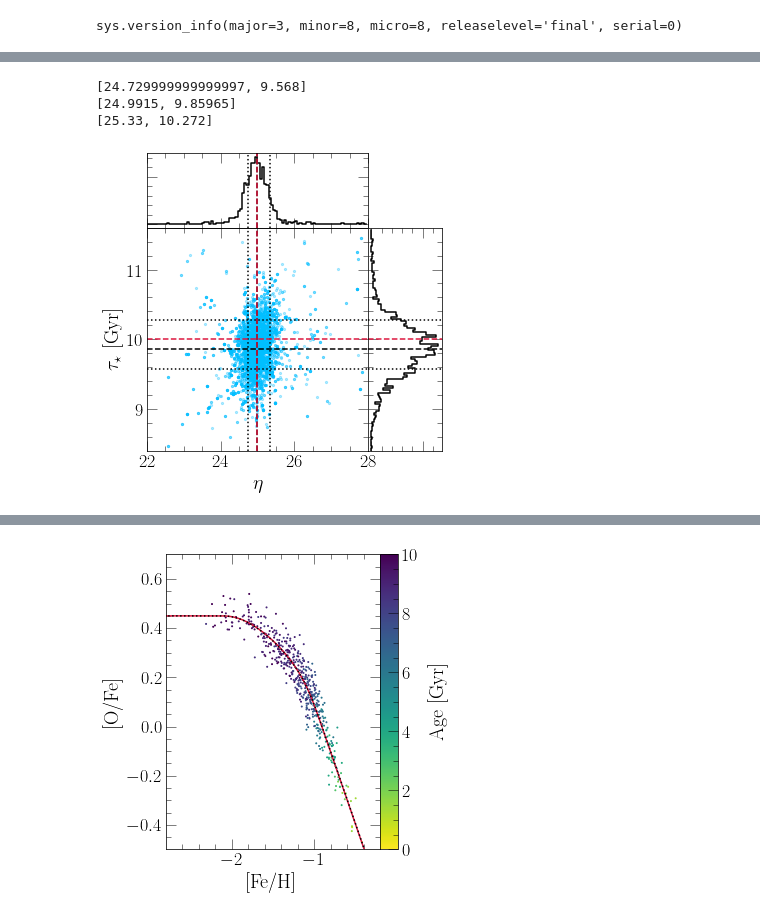
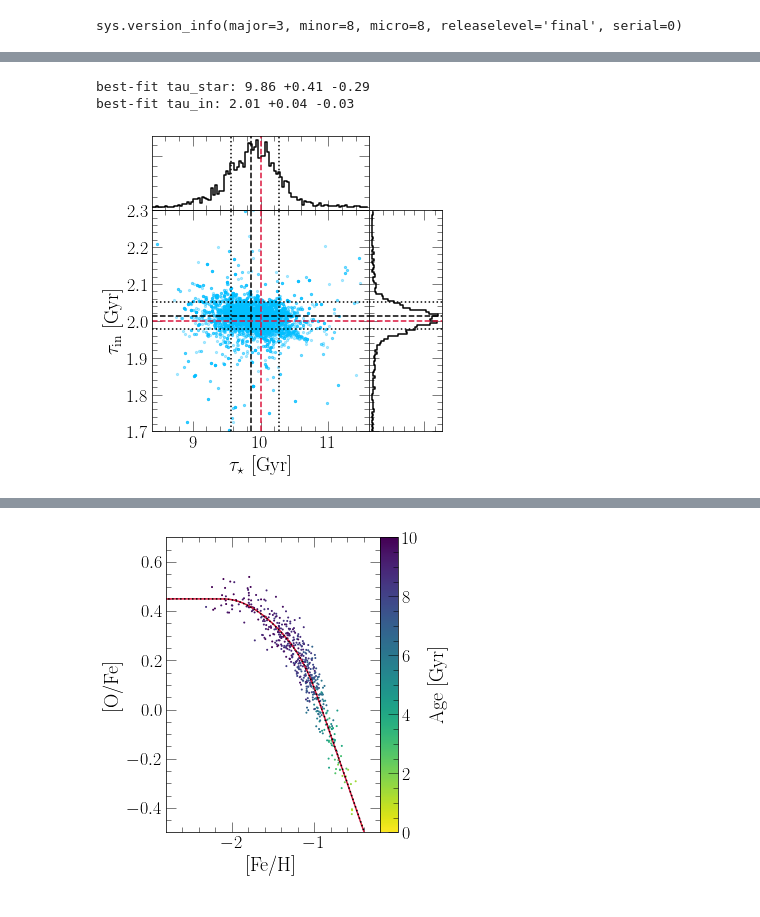
Before and after one commit to giganano/h3halo, a Jupyter notebook: notebooks/mock.ipynb, the cells around one changed output, grey strips where cells are left out. Drawn from its saved outputs; the diff is of its cells as text; code cells hidden in the pictures.

Commit message:
additional mock samples for initial tests

```diff
--- a/notebooks/mock.ipynb
+++ b/notebooks/mock.ipynb
@@ -75,6 +75,6 @@ plt.show()
 # %%
 # raw_chain = np.genfromtxt("../mockchain.out")
-raw_chain = np.genfromtxt("../mockchain_long.out")
+raw_chain = np.genfromtxt("../mockchain_5000.out")
 mcmc_chain = {}
 mcmc_chain["tau_in"] = [row[0] for row in raw_chain]
 mcmc_chain["tau_star"] = [row[1] for row in raw_chain]
@@ -94,12 +94,14 @@ top = fig.add_subplot(gs[0,0:3], sharex = ax)
 right = fig.add_subplot(gs[1:4,3], sharey = ax)
 
 save = True
-figname = "taustar_eta"
+figname = "tauin_taustar_5000"
 
-xkey = "eta"
-xlabel = r"$\eta$"
-ykey = "tau_star"
-ylabel = r"$\tau_\star$ [Gyr]"
+# xkey = "eta"
+# xlabel = r"$\eta$"
+xkey = "tau_star"
+xlabel = r"$\tau_\star$ [Gyr]"
+ykey = "tau_in"
+ylabel = r"$\tau_\text{in}$ [Gyr]"
 limits = {
     "eta": [22, 28],
     "tau_in": [1.7, 2.3],
@@ -155,9 +157,17 @@ for i in range(nbins):
     else:
         e[1] += yhist[i] * (ybins[i + 1] - ybins[i])
 
-print(sixteen)
-print([mcmc_chain[xkey][max_idx], mcmc_chain[ykey][max_idx]])
-print(eightyfour)
+# print(sixteen)
+# print([mcmc_chain[xkey][max_idx], mcmc_chain[ykey][max_idx]])
+# print(eightyfour)
+print("best-fit %s: %.2f +%.2f -%.2f" % (xkey,
+    mcmc_chain[xkey][max_idx],
+    eightyfour[0] - mcmc_chain[xkey][max_idx],
+    mcmc_chain[xkey][max_idx] - sixteen[0]))
+print("best-fit %s: %.2f +%.2f -%.2f" % (ykey,
+    mcmc_chain[ykey][max_idx],
+    eightyfour[1] - mcmc_chain[ykey][max_idx],
+    mcmc_chain[ykey][max_idx] - sixteen[1]))
 
 hist_kwargs = {
     "c": named_colors()["black"]
@@ -171,35 +181,34 @@ fit_kwargs = {
 }
 
 ax.plot(2 * [sixteen[0]], ax.get_ylim(), linestyle = ':', **fit_kwargs)
 ax.plot(2 * [mcmc_chain[xkey][max_idx]], ax.get_ylim(), linestyle = '--', **fit_kwargs)
 ax.plot(2 * [eightyfour[0]], ax.get_ylim(), linestyle = ':', **fit_kwargs)
 ax.plot(ax.get_xlim(), 2 * [sixteen[1]], linestyle = ':', **fit_kwargs)
 ax.plot(ax.get_xlim(), 2 * [mcmc_chain[ykey][max_idx]], linestyle = '--', **fit_kwargs)
 ax.plot(ax.get_xlim(), 2 * [eightyfour[1]], linestyle = ':', **fit_kwargs)
 ax.plot(2 * [true_values[xkey]], ax.get_ylim(), **true_value_kwargs)
 ax.plot(ax.get_xlim(), 2 * [true_values[ykey]], **true_value_kwargs)
 
 right_lim = right.get_xlim()
 top_lim = top.get_ylim()
 
 top.plot(2 * [sixteen[0]], top_lim, linestyle = ':', **fit_kwargs)
 top.plot(2 * [mcmc_chain[xkey][max_idx]], top_lim, linestyle = '--', **fit_kwargs)
 top.plot(2 * [eightyfour[0]], top_lim, linestyle = ':', **fit_kwargs)
 top.plot(2 * [true_values[xkey]], top_lim, **true_value_kwargs)
 top.set_ylim(top_lim)
 right.plot(right_lim, 2 * [sixteen[1]], linestyle = ':', **fit_kwargs)
 right.plot(right_lim, 2 * [mcmc_chain[ykey][max_idx]], linestyle = '--', **fit_kwargs)
 right.plot(right_lim, 2 * [eightyfour[1]], linestyle = ':', **fit_kwargs)
 right.plot(right_lim, 2 * [true_values[ykey]], **true_value_kwargs)
 right.set_xlim(right_lim)
 
 plt.tight_layout()
 if save:
-    for ext in ["pdf", "png"]: plt.savefig("./mock/%s_longchain.%s" % (figname, ext))
+    for ext in ["pdf", "png"]: plt.savefig("./mock/%s.%s" % (figname, ext))
 else: pass
 plt.show()
 # %% [output]
-[24.729999999999997, 9.568]
-[24.9915, 9.85965]
-[25.33, 10.272]
+best-fit tau_star: 9.86 +0.41 -0.29
+best-fit tau_in: 2.01 +0.04 -0.03
-[figure, old version]
+[figure, new version]
```
Also changed, not shown: parts of 5 cells of this notebook, 57 other files.
